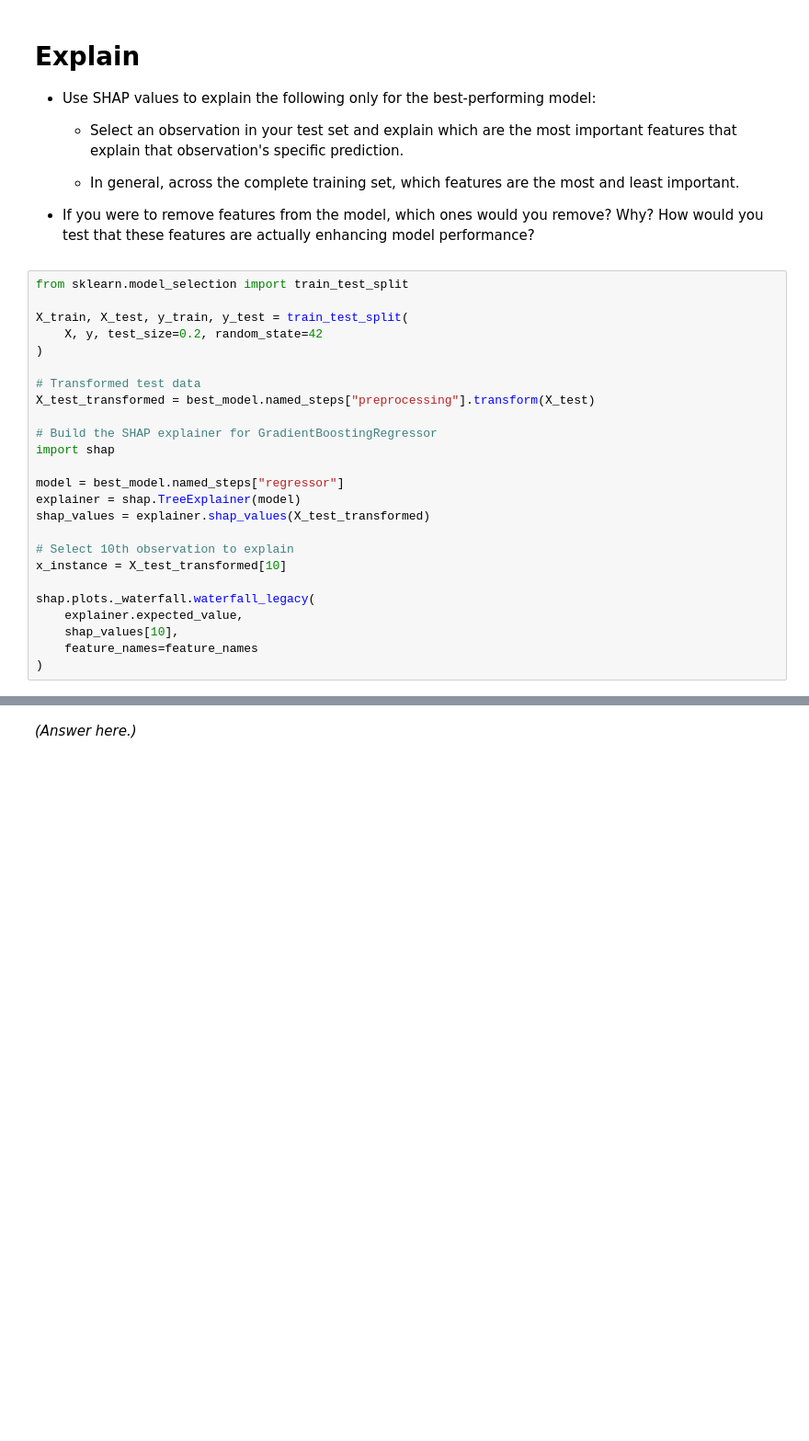
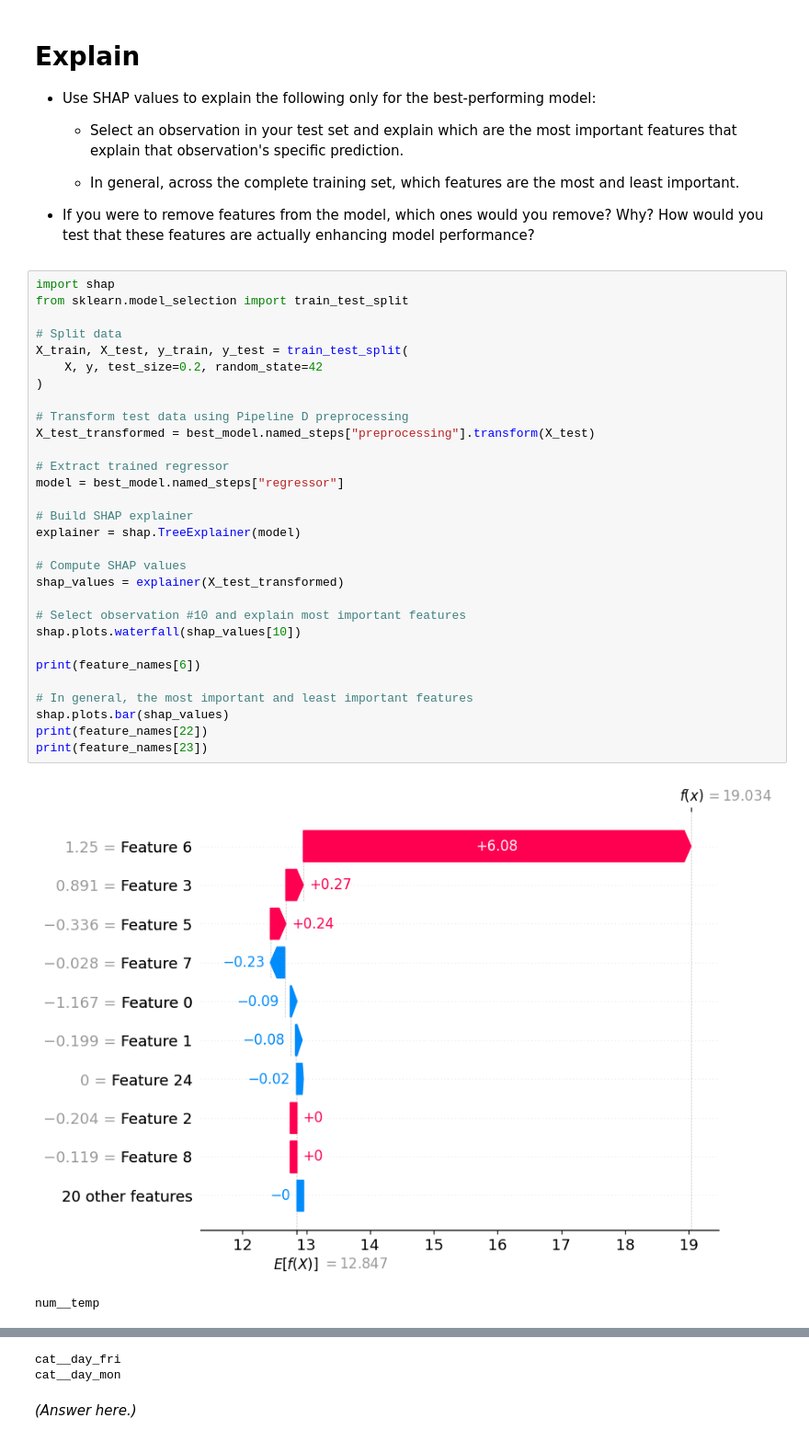
Before and after one commit to machui8/production, a Jupyter notebook: 02_activities/assignments/assignment_2.ipynb, the cells around one changed output, grey strips where cells are left out. Shown at 92% size. Drawn from its saved outputs; the diff is of its cells as text; blank space fills up the shorter version.

```diff
--- a/02_activities/assignments/assignment_2.ipynb
+++ b/02_activities/assignments/assignment_2.ipynb
@@ -440,27 +443,35 @@ Best model (Pipeline D) saved as best_model.pkl
 
 + If you were to remove features from the model, which ones would you remove? Why? How would you test that these features are actually enhancing model performance?
 # %%
+import shap
 from sklearn.model_selection import train_test_split
 
+# Split data
 X_train, X_test, y_train, y_test = train_test_split(
     X, y, test_size=0.2, random_state=42
 )
 
-# Transformed test data
+# Transform test data using Pipeline D preprocessing
 X_test_transformed = best_model.named_steps["preprocessing"].transform(X_test)
 
-# Build the SHAP explainer for GradientBoostingRegressor
-import shap
+# Extract trained regressor
+model = best_model.named_steps["regressor"]
 
-model = best_model.named_steps["regressor"]
+# Build SHAP explainer
 explainer = shap.TreeExplainer(model)
-shap_values = explainer.shap_values(X_test_transformed)
 
-# Select 10th observation to explain
-x_instance = X_test_transformed[10]
+# Compute SHAP values
+shap_values = explainer(X_test_transformed)
 
-shap.plots._waterfall.waterfall_legacy(
-    explainer.expected_value,
-    shap_values[10],
-    feature_names=feature_names
-)
+# Select observation #10 and explain most important features
+shap.plots.waterfall(shap_values[10])
+
+print(feature_names[6])
+
+# In general, the most important and least important features
+shap.plots.bar(shap_values)
+print(feature_names[22])
+print(feature_names[23])
+# %% [output]
+[figure, added]
+num__temp
@@ -467,3 +479,5 @@ shap.plots._waterfall.waterfall_legacy(
+cat__day_fri
+cat__day_mon
 # %% [markdown]
 *(Answer here.)*
 # %% [markdown]
```
Also changed, not shown: parts of 4 cells of this notebook, 2 other files.
